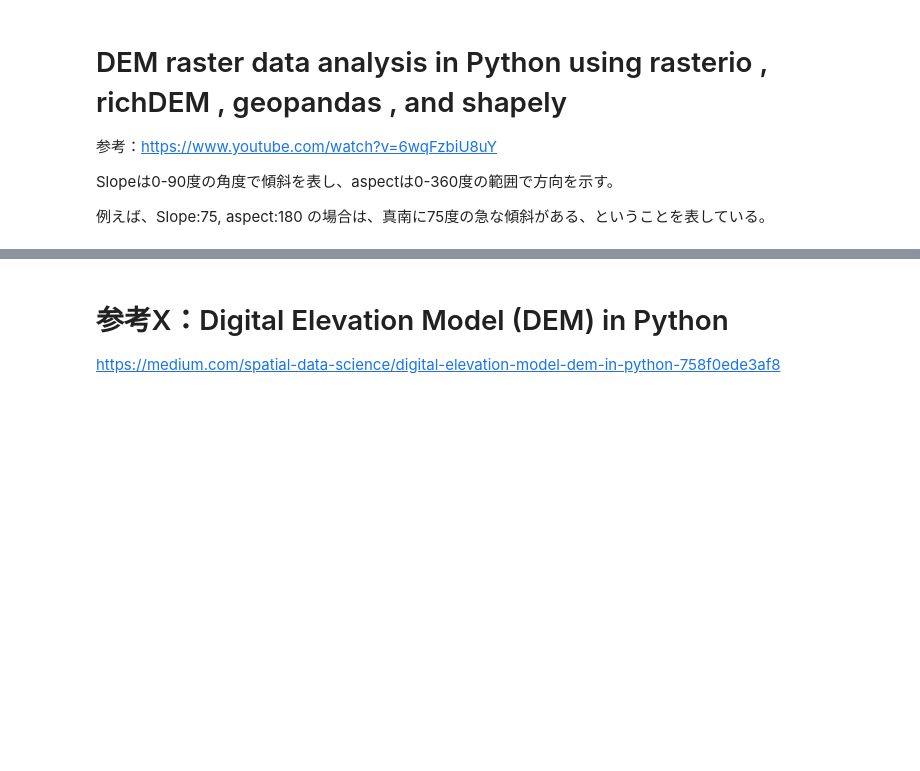
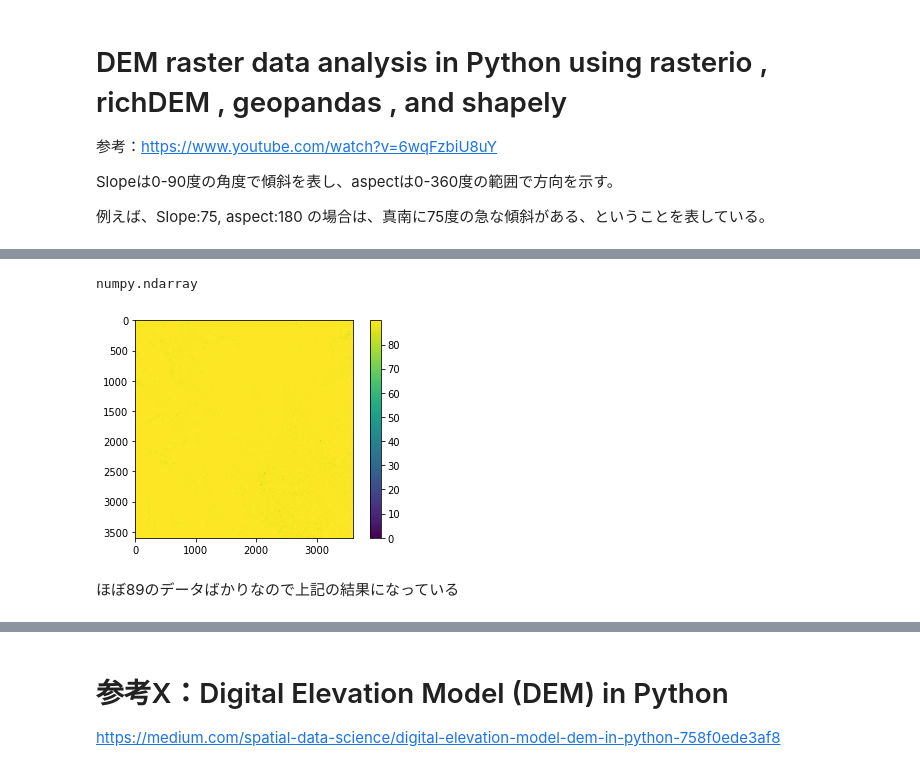
Before and after one commit to detethcotaf/notebooks_satellite_data, a Jupyter notebook: dataManipulation/trial_DEM.ipynb, the cells around one changed output, grey strips where cells are left out. Saved outputs shown, nothing was run; the diff lists cells and outputs as text; code cells hidden in the pictures; blank space fills up the shorter version.

```diff
--- a/dataManipulation/trial_DEM.ipynb
+++ b/dataManipulation/trial_DEM.ipynb
@@ -40,0 +249,3 @@ ModuleNotFoundError: No module named 'richdem'
+# %%
+slp1 = gdal.Open('slope1.tif')
+slp1
@@ -40,0 +254,3 @@ ModuleNotFoundError: No module named 'richdem'
+# %%
+slp1Array = slp1.GetRasterBand(1).ReadAsArray()
+slp1Array
@@ -40,0 +271,13 @@ ModuleNotFoundError: No module named 'richdem'
+# %%
+type(slp1Array)
+# %% [output]
+numpy.ndarray
+# %%
+plt.figure()
+plt.imshow(slp1Array)
+plt.colorbar()
+plt.show()
+# %% [output]
+[figure, added]
+# %% [markdown]
+ほぼ89のデータばかりなので上記の結果になっている
```
Also changed, not shown: parts of 48 cells of this notebook, 2 other files.
